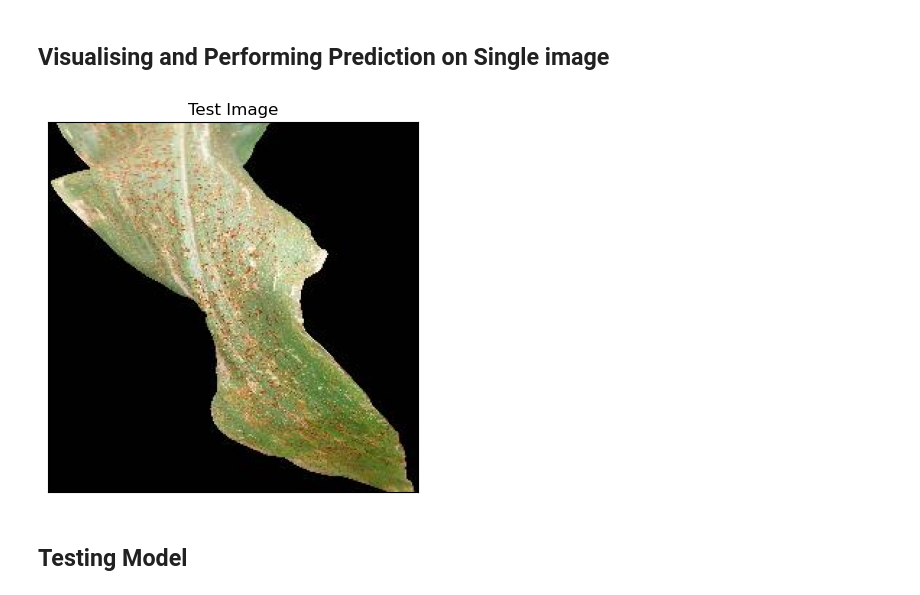
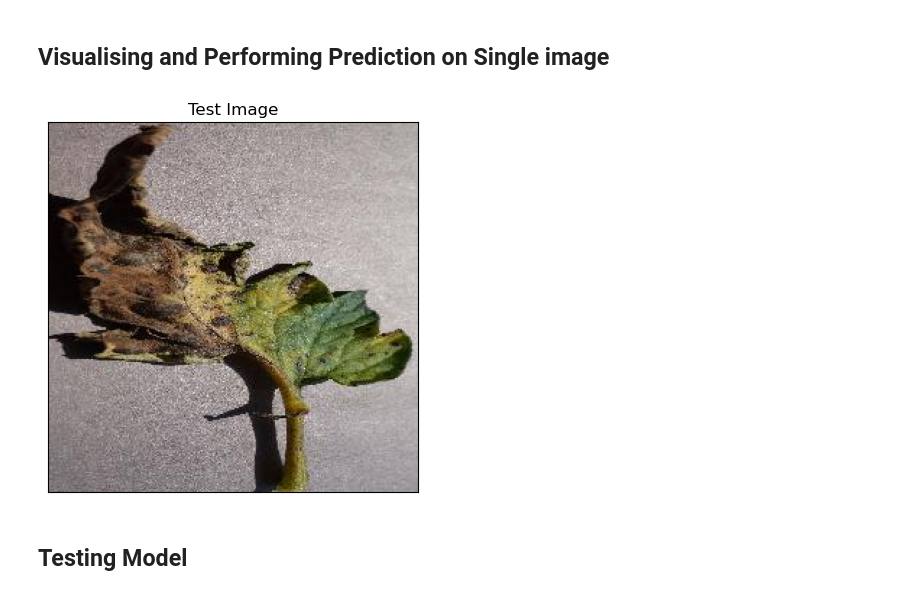
Before and after one commit to AvaniNGoswami/Plant-desease-detection-using-neural-network, a Jupyter notebook: Test_plant_disease.ipynb, the cells around one changed output. Saved outputs shown, nothing was run; the diff lists cells and outputs as text; code cells hidden in the pictures.

```diff
--- a/Test_plant_disease.ipynb
+++ b/Test_plant_disease.ipynb
@@ -38,18 +38,18 @@ cnn = tf.keras.models.load_model('trained_plant_disease_model.keras')
 # %%
 #Test Image Visualization
 import cv2
-image_path = 'test/test/CornCommonRust3.JPG'
+image_path = 'test/test/TomatoEarlyBlight1.JPG'
 # Reading an image in default mode
 img = cv2.imread(image_path)
 img = cv2.cvtColor(img,cv2.COLOR_BGR2RGB) #Converting BGR to RGB
 # Displaying the image
 plt.imshow(img)
 plt.title('Test Image')
 plt.xticks([])
 plt.yticks([])
 plt.show()
 # %% [output]
-[figure, old version]
+[figure, new version]
 # %% [markdown]
 ## Testing Model
 # %%
```
Also changed, not shown: parts of 7 cells of this notebook.
